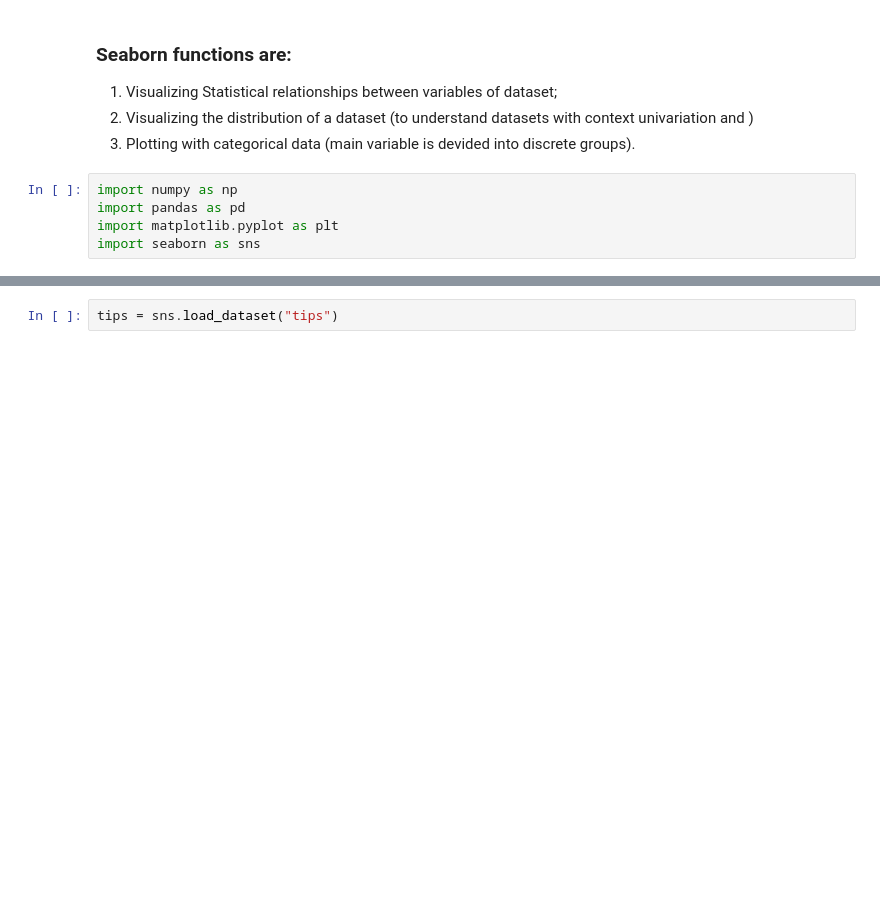
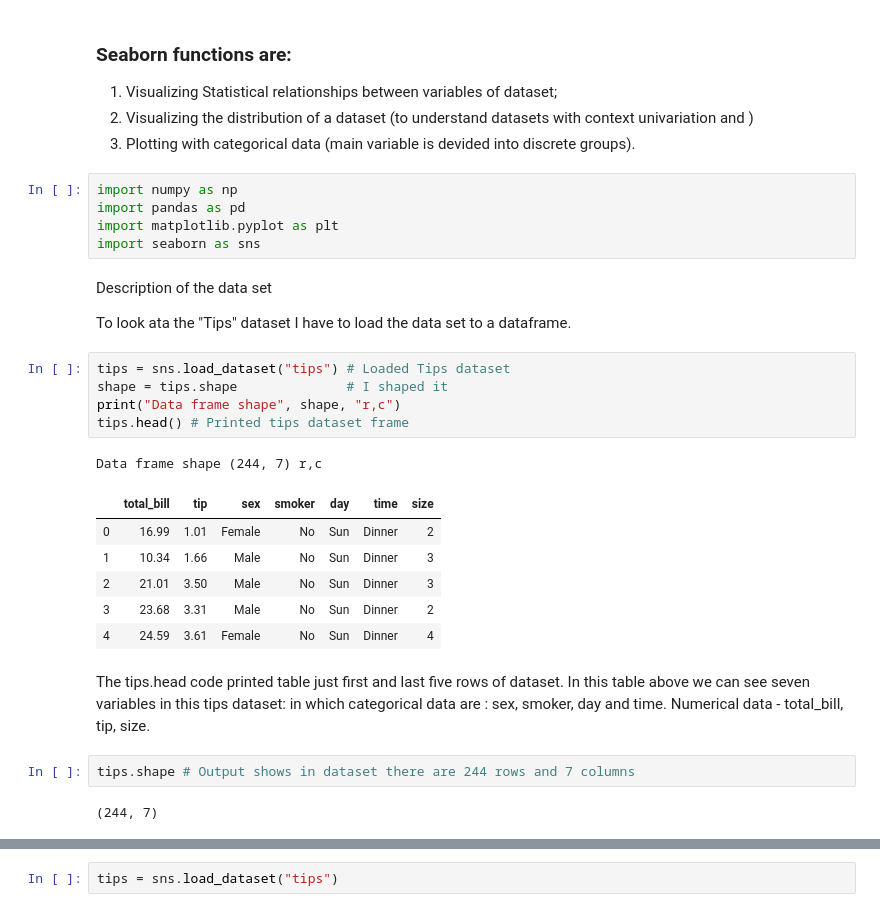
Before and after one commit to rituteval/Fundamentals-assesments, a Jupyter notebook: Tips data set.ipynb, the cells around one changed output, grey strips where cells are left out. Saved outputs shown, nothing was run; the diff lists cells and outputs as text; blank space fills up the shorter version.

Commit message:
Added table for dataset

```diff
--- a/Tips data set.ipynb
+++ b/Tips data set.ipynb
@@ -77,3 +77,26 @@ import numpy as np
 import pandas as pd
 import matplotlib.pyplot as plt
 import seaborn as sns
+# %% [markdown]
+Description of the data set
+
+To look ata the "Tips" dataset I have to load the data set to a dataframe.
+# %%
+tips = sns.load_dataset("tips") # Loaded Tips dataset
+shape = tips.shape              # I shaped it
+print("Data frame shape", shape, "r,c")
+tips.head() # Printed tips dataset frame
+# %% [output]
+Data frame shape (244, 7) r,c
+|  | total_bill | tip | sex | smoker | day | time | size |
+| 0 | 16.99 | 1.01 | Female | No | Sun | Dinner | 2 |
+| 1 | 10.34 | 1.66 | Male | No | Sun | Dinner | 3 |
+| 2 | 21.01 | 3.50 | Male | No | Sun | Dinner | 3 |
+| 3 | 23.68 | 3.31 | Male | No | Sun | Dinner | 2 |
+| 4 | 24.59 | 3.61 | Female | No | Sun | Dinner | 4 |
+# %% [markdown]
+The tips.head code printed table just first and last five rows of dataset. In this table above we can see seven variables in this tips dataset: in which categorical data are : sex, smoker, day and time. Numerical data - total_bill, tip, size.
+# %%
+tips.shape # Output shows in dataset there are 244 rows and 7 columns
+# %% [output]
+(244, 7)
```
Also changed, not shown: parts of 7 cells of this notebook.
